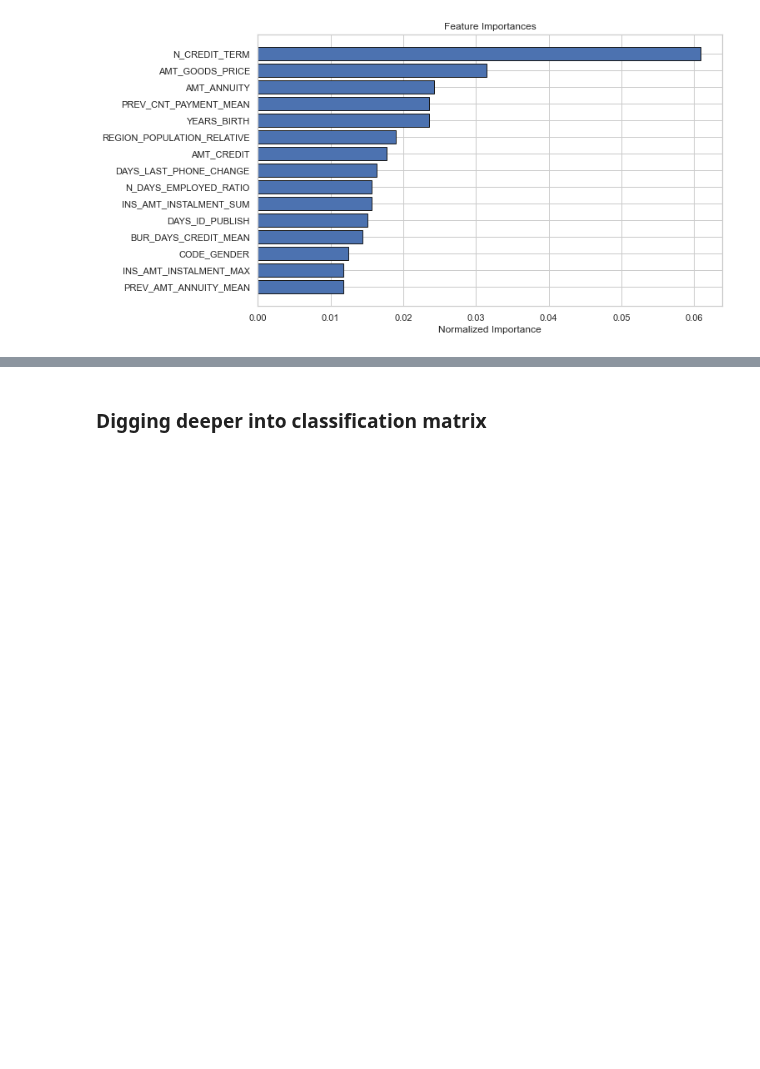
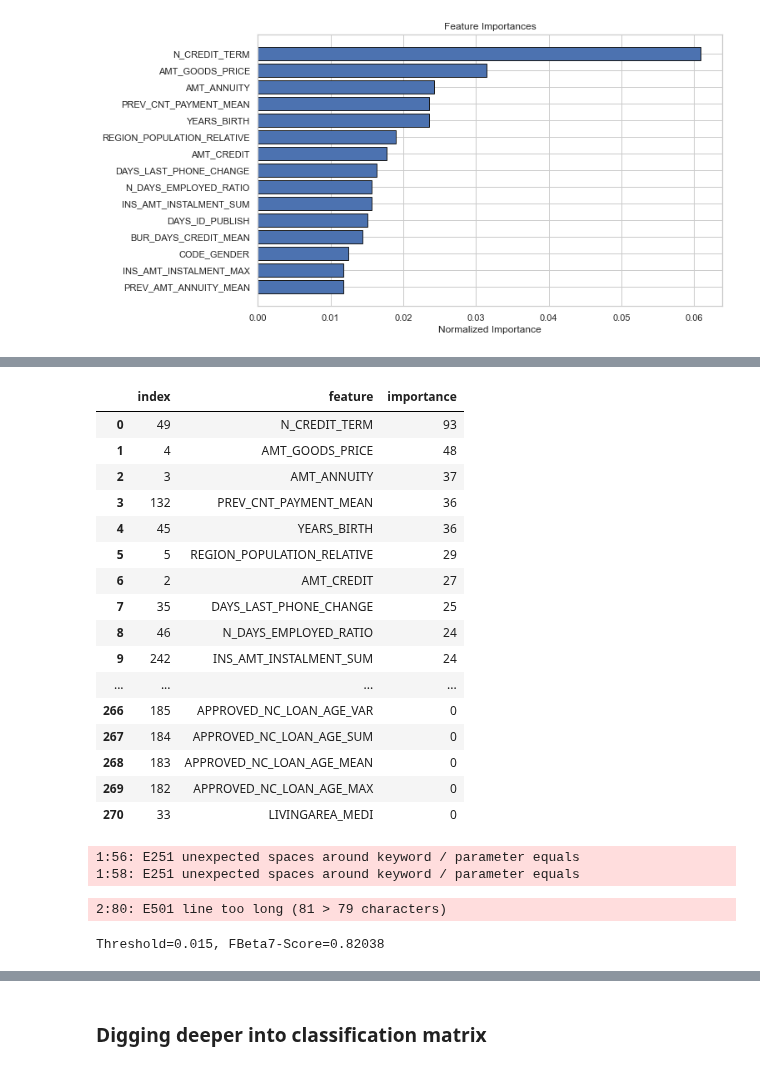
Before and after one commit to EtienneLardeur/P7_Scoring, a Jupyter notebook: P7_Model.ipynb, the cells around one changed output, grey strips where cells are left out. Drawn from its saved outputs; the diff is of its cells as text; code cells hidden in the pictures; blank space fills up the shorter version.

```diff
--- a/P7_Model.ipynb
+++ b/P7_Model.ipynb
@@ -1815,0 +1376,6 @@ Text(0, 0.5, 'True Positive Rate')
+# %%
+# Load the best_params
+best_params = pickle.load(open("hp_trials/best_params_auc.hyperopt", "rb"))
+
+# print current best_params
+best_params
@@ -1816,5 +1390,21 @@ Text(0, 0.5, 'True Positive Rate')
+# %%
+def define_model(params):
+    # Get the model from parameters
+    model = params['models_spaces'].pop('model')
+
+    # Instanciate model with best parameters
+    model_instance = model(**params['models_spaces'])
+
+    # Return instanciated model
+    return model_instance
+# %%
+best_model = define_model(best_params)
 # %%
 best_model
 # %% [output]
 LGBMClassifier(boosting_type='goss', learning_rate=0.10403727273445301,
                max_depth=2, n_estimators=510, num_leaves=32)
+# %%
+# features format
+X_train_re = X_train.rename(columns=lambda x: re.sub('[^A-Za-z0-9_]+', '', x))
+X_test_re = X_test.rename(columns=lambda x: re.sub('[^A-Za-z0-9_]+', '', x))
@@ -1841,0 +1498,22 @@ feature_importances_sorted = plot_feature_importances(feature_importances)
+# %%
+feature_importances.sort_values('importance', ascending = False).reset_index()
+# %% [output]
+|  | index | feature | importance |
+| 0 | 49 | N_CREDIT_TERM | 93 |
+| 1 | 4 | AMT_GOODS_PRICE | 48 |
+| 2 | 3 | AMT_ANNUITY | 37 |
+| 3 | 132 | PREV_CNT_PAYMENT_MEAN | 36 |
+| 4 | 45 | YEARS_BIRTH | 36 |
+| 5 | 5 | REGION_POPULATION_RELATIVE | 29 |
+| 6 | 2 | AMT_CREDIT | 27 |
+| 7 | 35 | DAYS_LAST_PHONE_CHANGE | 25 |
+| 8 | 46 | N_DAYS_EMPLOYED_RATIO | 24 |
+| 9 | 242 | INS_AMT_INSTALMENT_SUM | 24 |
+| ... | ... | ... | ... |
+| 266 | 185 | APPROVED_NC_LOAN_AGE_VAR | 0 |
+| 267 | 184 | APPROVED_NC_LOAN_AGE_SUM | 0 |
+| 268 | 183 | APPROVED_NC_LOAN_AGE_MEAN | 0 |
+| 269 | 182 | APPROVED_NC_LOAN_AGE_MAX | 0 |
+| 270 | 33 | LIVINGAREA_MEDI | 0 |
+1:56: E251 unexpected spaces around keyword / parameter equals
+1:58: E251 unexpected spaces around keyword / parameter equals
@@ -1841,0 +1527,11 @@ feature_importances_sorted = plot_feature_importances(feature_importances)
+# %%
+# evaluate each threshold
+scores = [fbeta_score(y_test, to_labels(y_proba, t), beta=7) for t in thresholds]
+# %% [output]
+2:80: E501 line too long (81 > 79 characters)
+# %%
+# get best threshold
+ix = np.argmax(scores)
+print('Threshold=%.3f, FBeta7-Score=%.5f' % (thresholds[ix], scores[ix]))
+# %% [output]
+Threshold=0.015, FBeta7-Score=0.82038
```
Also changed, not shown: parts of 138 cells of this notebook.
